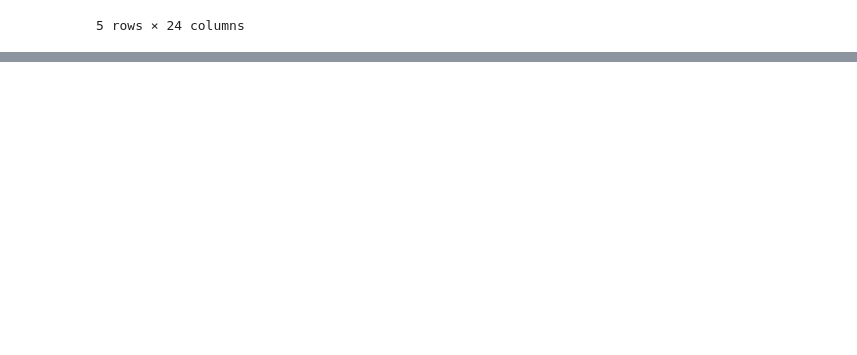
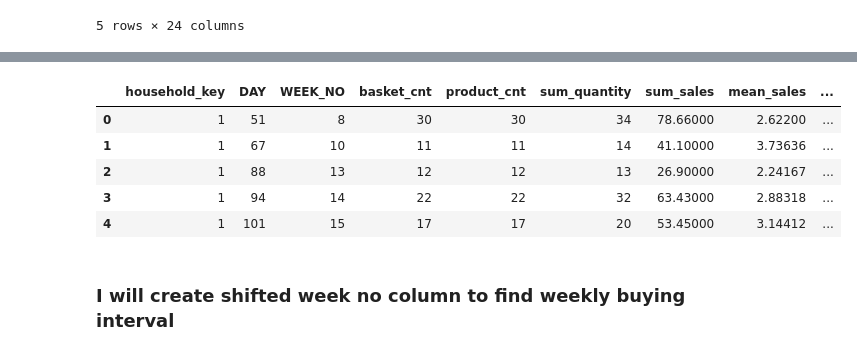
Before and after one commit to hincaltopcuoglu/dh, a Jupyter notebook: segmentation.ipynb, the cells around one changed output, grey strips where cells are left out. Saved outputs shown, nothing was run; the diff lists cells and outputs as text; code cells hidden in the pictures; blank space fills up the shorter version.

```diff
--- a/segmentation.ipynb
+++ b/segmentation.ipynb
@@ -425,0 +465,32 @@ len(transaction_data5)
+# %%
+agg1 = transaction_data4.groupby(['household_key','DAY','WEEK_NO']).agg({'BASKET_ID' : 'count',
+                                                       'PRODUCT_ID': 'count',
+                                                       'QUANTITY': 'sum',
+                                                       'SALES_VALUE':['sum','mean'],
+                                                       'STORE_ID' : 'nunique',
+                                                       'RETAIL_DISC' : ['sum','mean'],
+                                                       'TRANS_TIME': 'mean',
+                                                       'COUPON_DISC': ['min','max','mean'],
+                                                       'COUPON_MATCH_DISC': ['min','max','mean'],
+                                                       'actual_product_price' : 'mean'
+
+})
+
+agg1.columns = agg1.columns.droplevel(0)
+
+agg1.columns = ['basket_cnt','product_cnt','sum_quantity','sum_sales','mean_sales','store_cnt','retail_disc_sum',
+                'retail_disc_mean','avg_trans_time','min_coupon_disc','max_coupon_disc','avg_coupon_disc',
+                'min_coup_mdisc','max_coup_mdisc','avg_coup_mdisc','avg_actual_prod_price']
+
+agg1.reset_index(inplace=True)
+
+agg1.head()
+# %% [output]
+|  | household_key | DAY | WEEK_NO | basket_cnt | product_cnt | sum_quantity | sum_sales | mean_sales | ... |
+| 0 | 1 | 51 | 8 | 30 | 30 | 34 | 78.66000 | 2.62200 | ... |
+| 1 | 1 | 67 | 10 | 11 | 11 | 14 | 41.10000 | 3.73636 | ... |
+| 2 | 1 | 88 | 13 | 12 | 12 | 13 | 26.90000 | 2.24167 | ... |
+| 3 | 1 | 94 | 14 | 22 | 22 | 32 | 63.43000 | 2.88318 | ... |
+| 4 | 1 | 101 | 15 | 17 | 17 | 20 | 53.45000 | 3.14412 | ... |
+# %% [markdown]
+### I will create shifted week no column to find weekly buying interval
```
Also changed, not shown: parts of 26 cells of this notebook.
